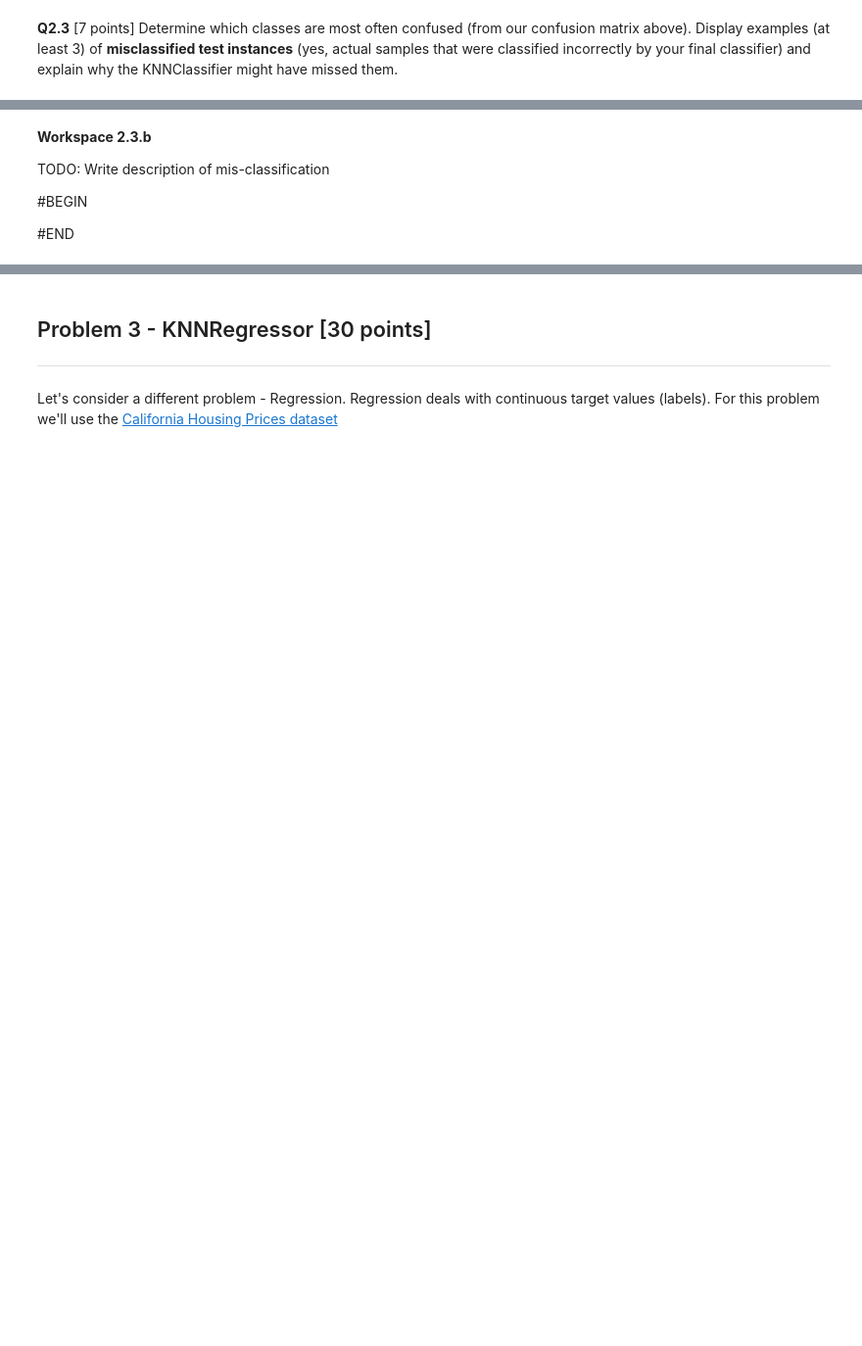
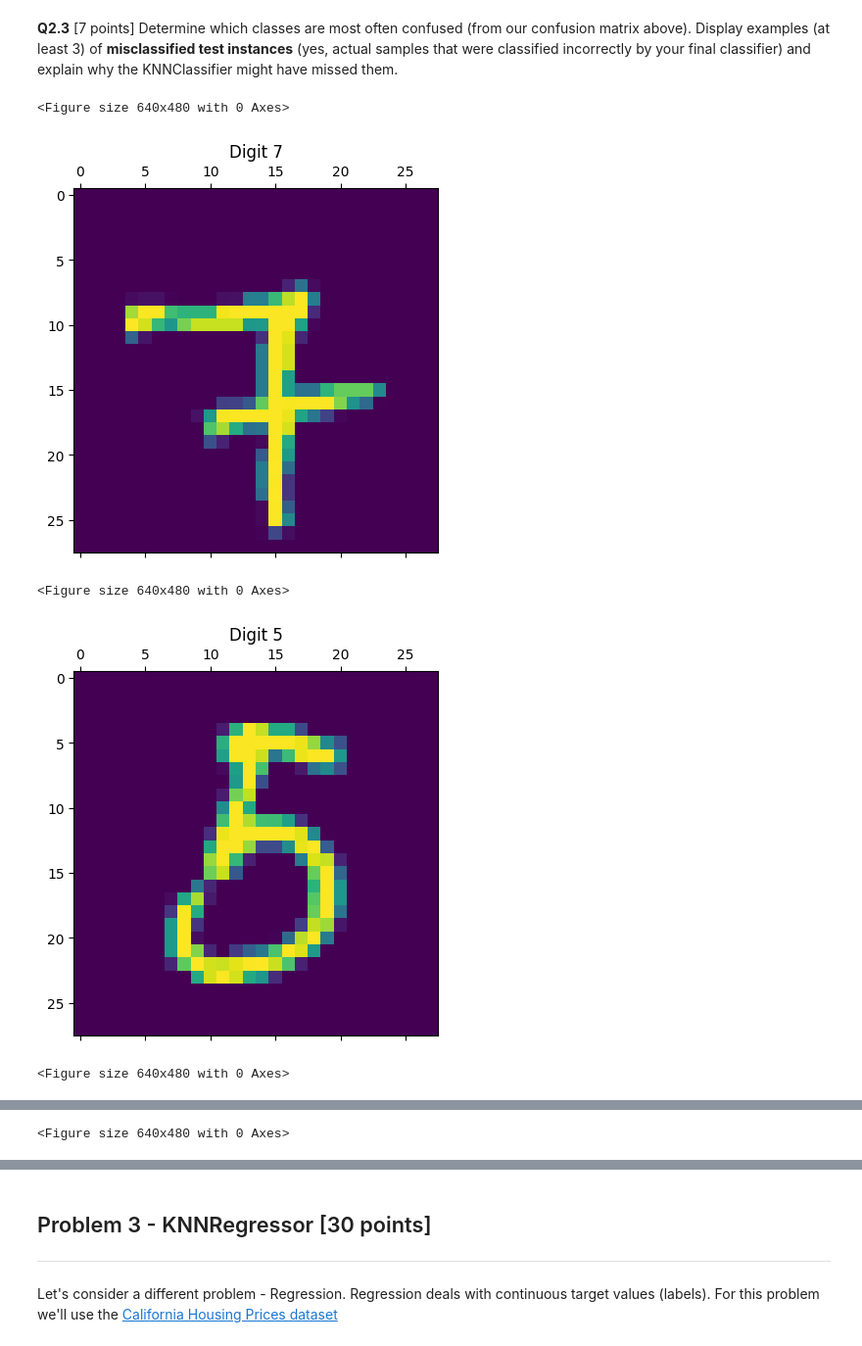
Before and after one commit to eth4n-e/csci-4622-machine-learning-repo, a Jupyter notebook: problem-sets/HW1_Base_25Fall/HW1_Base_25Fall.ipynb, the cells around one changed output, grey strips where cells are left out. Shown at 98% size. Saved outputs shown, nothing was run; the diff lists cells and outputs as text; code cells hidden in the pictures; blank space fills up the shorter version.

```diff
--- a/problem-sets/HW1_Base_25Fall/HW1_Base_25Fall.ipynb
+++ b/problem-sets/HW1_Base_25Fall/HW1_Base_25Fall.ipynb
@@ -486,7 +587,18 @@ Display examples (at least 3) of **misclassified test instances** (yes, actual s
 # %%
 # Workspace 2.3.a
 #TODO: Print out problem class images
 helpers.view_digit(digit_index=1,dataset = digit_data, partition="test")
 #BEGIN
-
+# pred: 8, truth: 5
+helpers.view_digit(digit_index=31,dataset = digit_data, partition="test")
+# pred: 7, truth: 2
+helpers.view_digit(digit_index=92,dataset = digit_data, partition="test")
+# pred: 2, truth: 8
+helpers.view_digit(digit_index=97,dataset = digit_data, partition="test")
 #END
+# %% [output]
+<Figure size 640x480 with 0 Axes>
+[figure, added]
+<Figure size 640x480 with 0 Axes>
+[figure, added]
+<Figure size 640x480 with 0 Axes>
@@ -492,0 +606 @@ helpers.view_digit(digit_index=1,dataset = digit_data, partition="test")
+<Figure size 640x480 with 0 Axes>
@@ -493,8 +607,0 @@ helpers.view_digit(digit_index=1,dataset = digit_data, partition="test")
-# %% [markdown]
-**Workspace 2.3.b**
-
-TODO: Write description of mis-classification
-
-#BEGIN
-
-#END
```
Also changed, not shown: parts of 19 cells of this notebook, 7 other files.
